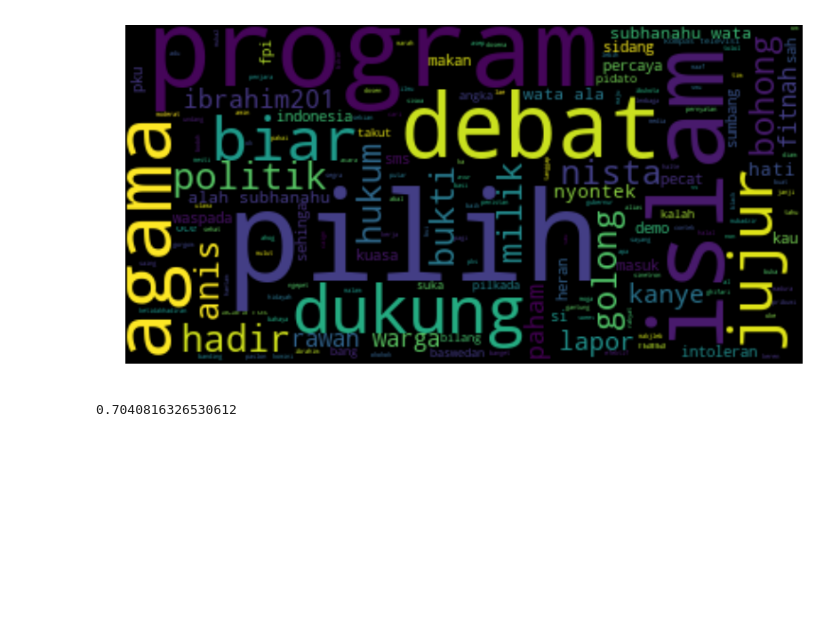
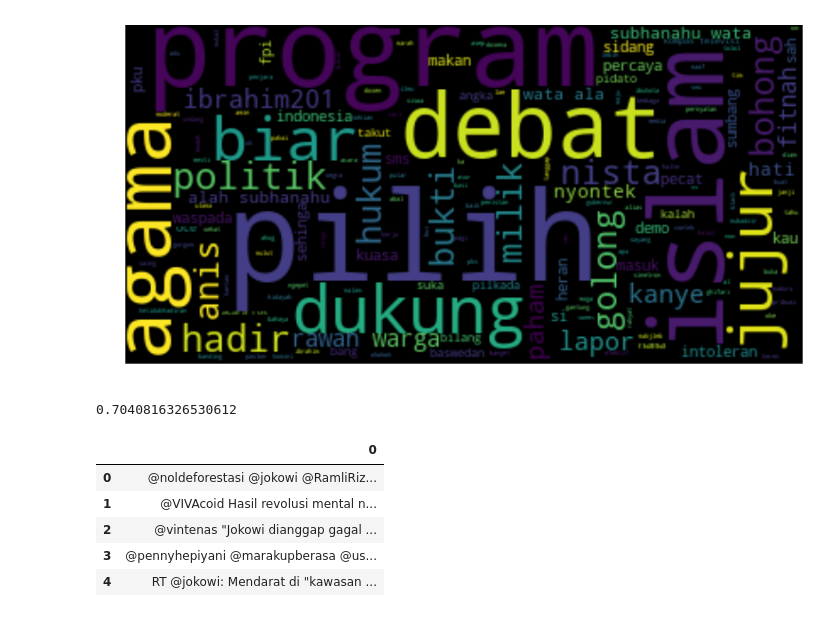
Before and after one commit to machine-learning-2018-2019-fasilkom-ui/A-Team, a Jupyter notebook: Tugas_Akhir.ipynb, the cells around one changed output. Cells and saved outputs as stored; diff of their text form; code cells hidden in the pictures; blank space fills up the shorter version.

Commit message:
finished implementingfor data reading from tweet csv of jokowi and prabowo

```diff
--- a/Tugas_Akhir.ipynb
+++ b/Tugas_Akhir.ipynb
@@ -340,6 +340,14 @@ def prediction_pre_processing(tweet_list):
         data_clean.append(clean_str)
     return data_clean
 # %%
-prabowo_sentiment = np.array(pd.read_csv('prabowo_dataset.txt', header=None)[0])
-jokowi_dataset = np.array(pd.read_csv('jokowi_dataset.txt', header=None)[0])
-# clean_prabowo_sentiment = prediction_pre_processing(prabowo_sentiment
+#prabowo_sentiment = np.array(pd.read_csv('prabowo_dataset.txt', header=None)[0])
+jokowi_data = pd.read_csv('jokowi_dataset.txt', header=None, sep=';')
+jokowi_dataset = np.array(jokowi_data[0])
+jokowi_data.head()
+# %% [output]
+|  | 0 |
+| 0 | @noldeforestasi @jokowi @RamliRiz... |
+| 1 | @VIVAcoid Hasil revolusi mental n... |
+| 2 | @vintenas "Jokowi dianggap gagal ... |
+| 3 | @pennyhepiyani @marakupberasa @us... |
+| 4 | RT @jokowi: Mendarat di "kawasan ... |
```
Also changed, not shown: parts of 6 cells of this notebook.
